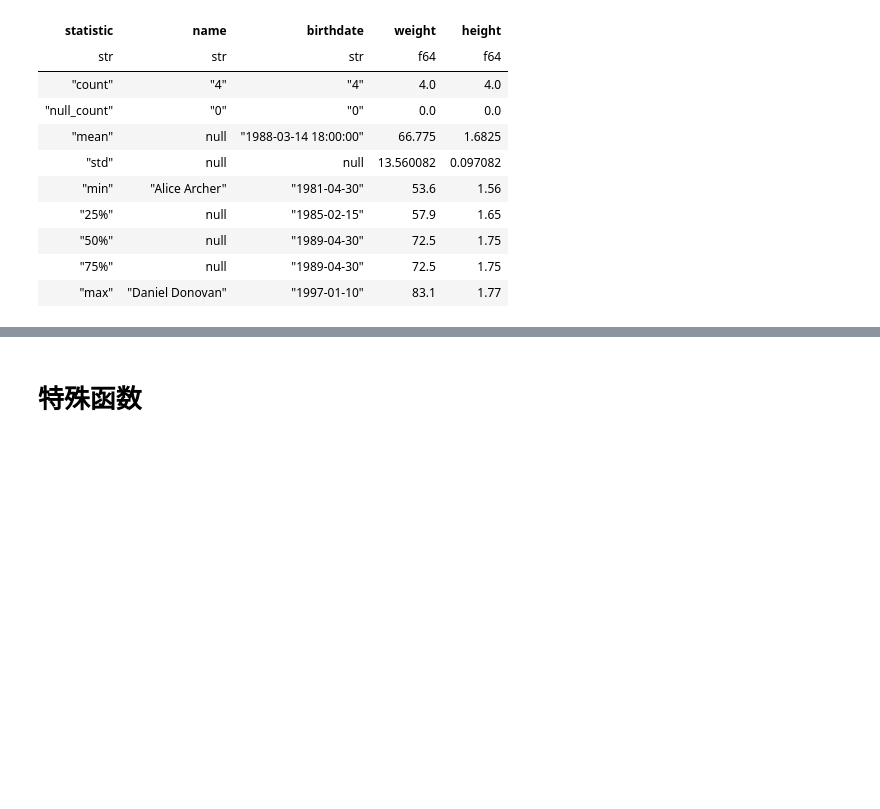
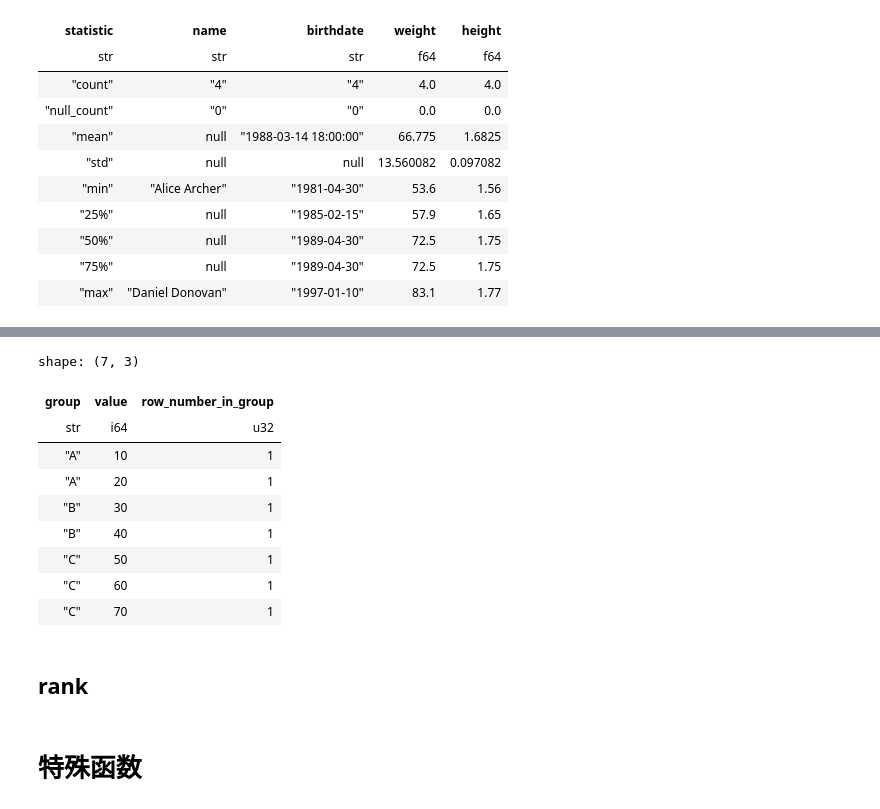
Before and after one commit to iridescentGray/self-learn-python-project, a Jupyter notebook: data_analysis/polars_api/DataFrame/base.ipynb, the cells around one changed output, grey strips where cells are left out. Saved outputs shown, nothing was run; the diff lists cells and outputs as text; code cells hidden in the pictures; blank space fills up the shorter version.

```diff
--- a/data_analysis/polars_api/DataFrame/base.ipynb
+++ b/data_analysis/polars_api/DataFrame/base.ipynb
@@ -836,3 +918,29 @@ shape: (9, 5)
+# %%
+df_result = df.with_columns(
+    pl.col("value")
+    .cum_count()
+    .over(
+        pl.when(pl.col("value") >= pl.col("value").shift(1))
+        .then(1)
+        .otherwise(0)
+        .cum_count()
+    )
+    .alias("row_number_in_group")
+)
+df_result
+# %% [output]
+shape: (7, 3)
+| group | value | row_number_in_group |
+| str | i64 | u32 |
+| "A" | 10 | 1 |
+| "A" | 20 | 1 |
+| "B" | 30 | 1 |
+| "B" | 40 | 1 |
+| "C" | 50 | 1 |
+| "C" | 60 | 1 |
+| "C" | 70 | 1 |
+# %% [markdown]
+## rank
 # %% [markdown]
 # 特殊函数
 # %% [markdown]
```
Also changed, not shown: parts of 12 cells of this notebook.
